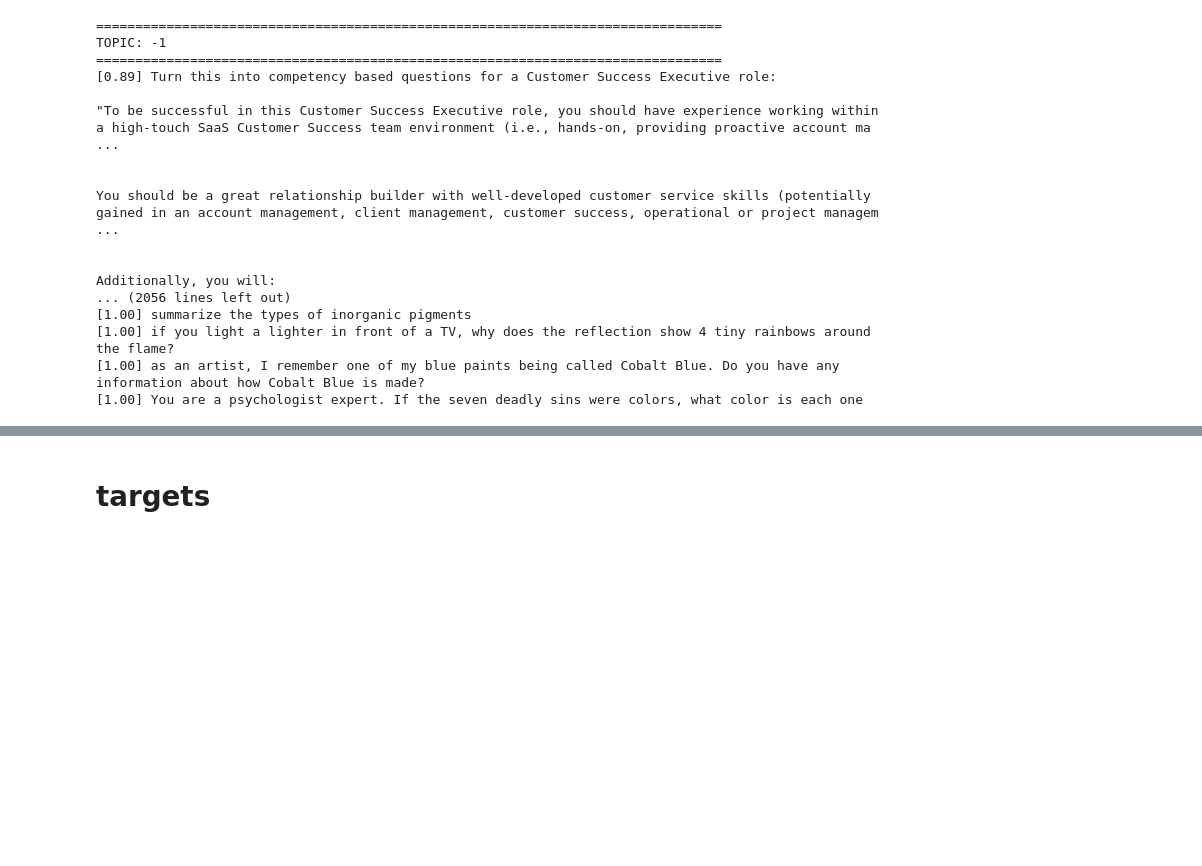
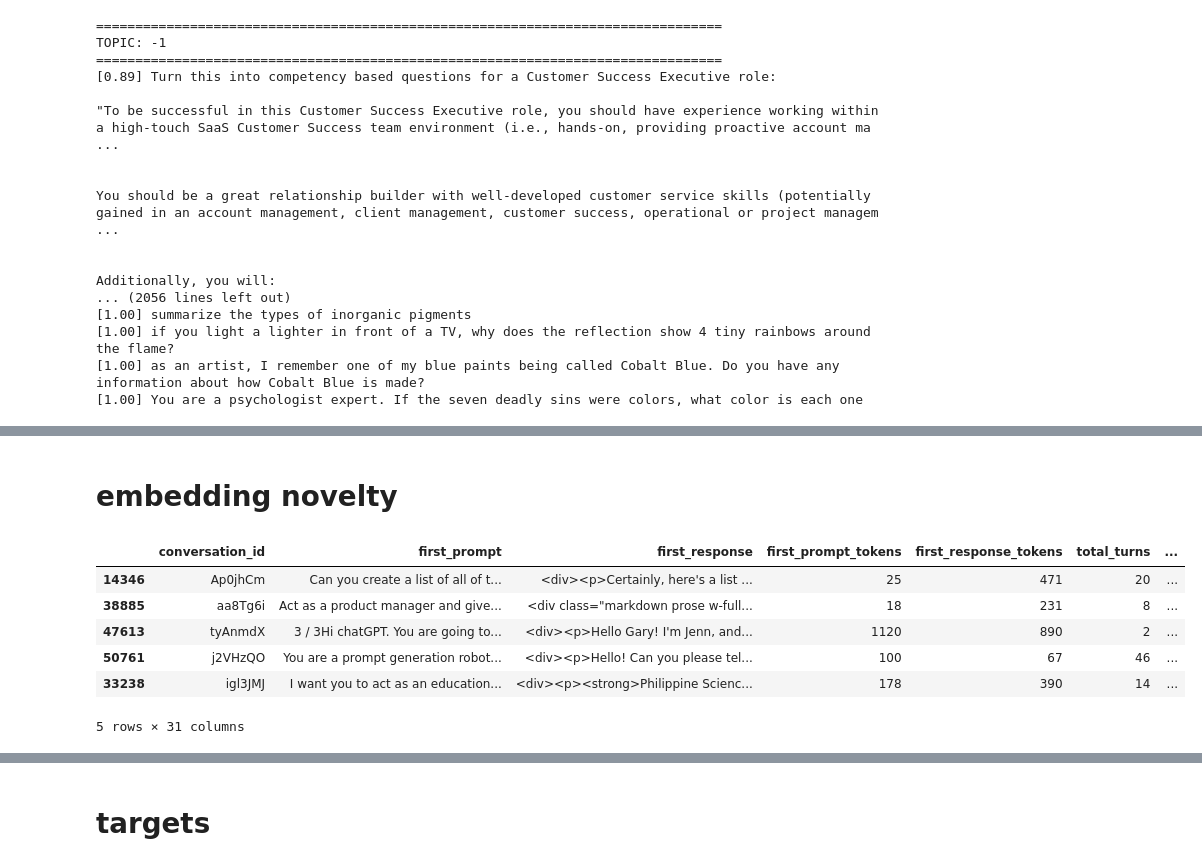
Before and after one commit to Thoericht/llm-sustainability-analysis, a Jupyter notebook: 02_notebooks/0C_data_exploration.ipynb, the cells around one changed output, grey strips where cells are left out. Drawn from its saved outputs; the diff is of its cells as text; code cells hidden in the pictures; blank space fills up the shorter version.

```diff
--- a/02_notebooks/0C_data_exploration.ipynb
+++ b/02_notebooks/0C_data_exploration.ipynb
@@ -569,0 +530,29 @@ sample_df
+# %% [markdown]
+# embedding novelty
+# %%
+df["embedding_novelty"].describe()
+
+df["novelty_bucket"] = pd.cut(
+    df["embedding_novelty"],
+    bins=[
+        df["embedding_novelty"].min(),
+        df["embedding_novelty"].quantile(0.1),
+        df["embedding_novelty"].quantile(0.9),
+        df["embedding_novelty"].max()
+    ],
+    labels=["central", "typical", "peripheral"]
+)
+
+
+central = df[df["novelty_bucket"] == "central"].sample(5)
+peripheral = df[df["novelty_bucket"] == "peripheral"].sample(5)
+
+central
+# %% [output]
+|  | conversation_id | first_prompt | first_response | first_prompt_tokens | first_response_tokens | total_turns | ... |
+| 14346 | Ap0jhCm | Can you create a list of all of t... | <div><p>Certainly, here's a list ... | 25 | 471 | 20 | ... |
+| 38885 | aa8Tg6i | Act as a product manager and give... | <div class="markdown prose w-full... | 18 | 231 | 8 | ... |
+| 47613 | tyAnmdX | 3 / 3Hi chatGPT. You are going to... | <div><p>Hello Gary! I'm Jenn, and... | 1120 | 890 | 2 | ... |
+| 50761 | j2VHzQO | You are a prompt generation robot... | <div><p>Hello! Can you please tel... | 100 | 67 | 46 | ... |
+| 33238 | igl3JMJ | I want you to act as an education... | <div><p><strong>Philippine Scienc... | 178 | 390 | 14 | ... |
+5 rows × 31 columns
```
Also changed, not shown: parts of 2 cells of this notebook, 3 other files.
